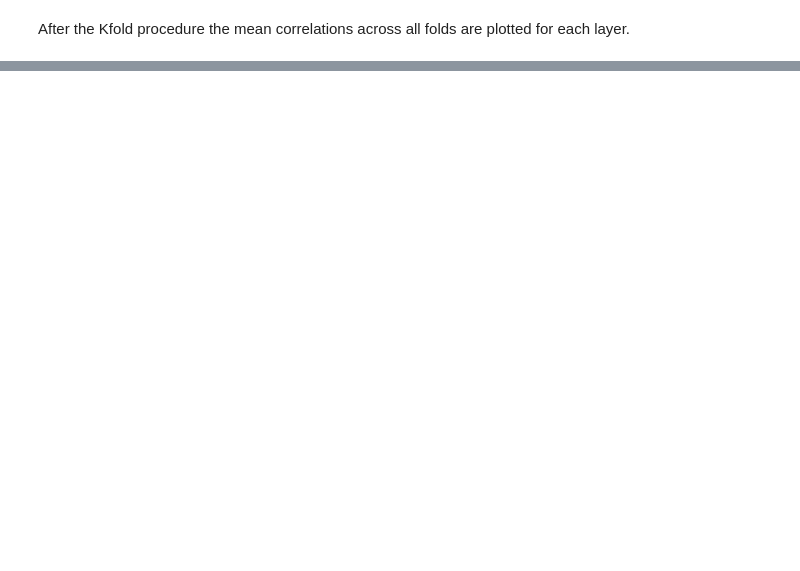
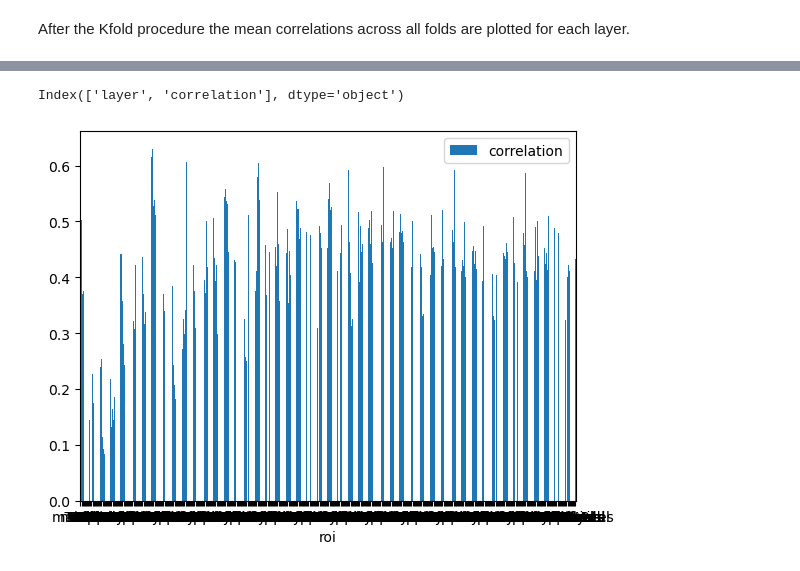
Before and after one commit to lukekorthals/algonauts-2023, a Jupyter notebook: test.ipynb, the cells around one changed output, grey strips where cells are left out. Drawn from its saved outputs; the diff is of its cells as text; code cells hidden in the pictures; blank space fills up the shorter version.

```diff
--- a/test.ipynb
+++ b/test.ipynb
@@ -771,0 +852,29 @@ kfold.plot_results()
+# %%
+# use df to plot
+# Make two side by side plots for left and right hemisphere
+# Plot ROIs on x-axis and correlations on y-axis for each model
+# Make sure, bars are in the same order for both plots
+# Make sure, each bar has the same color in both plots
+# Make sure, the bars are sorted by layer
+# Make sure, each layer has their own color with no overlap
+# Plot a legend below the plots
+folder = "validations/validation001/results.csv"
+df = pd.read_csv(folder)
+# drop model column
+df = df.drop("model", axis=1)
+# set roi names as index
+df = df.set_index("roi")
+
+# select only left hemisphere
+df_lh = df[df["hemisphere"] == "lh"]
+df_rh = df[df["hemisphere"] == "rh"]
+# drop hemisphere column
+df_lh = df_lh.drop("hemisphere", axis=1)
+df_rh = df_rh.drop("hemisphere", axis=1)
+
+
+# bar plot with layer as group and roi as x-axis
+df_lh.plot.bar(rot=0)
+# %% [output]
+Index(['layer', 'correlation'], dtype='object')
+[figure, added]
```
Also changed, not shown: parts of 9 cells of this notebook, 3 other files.
